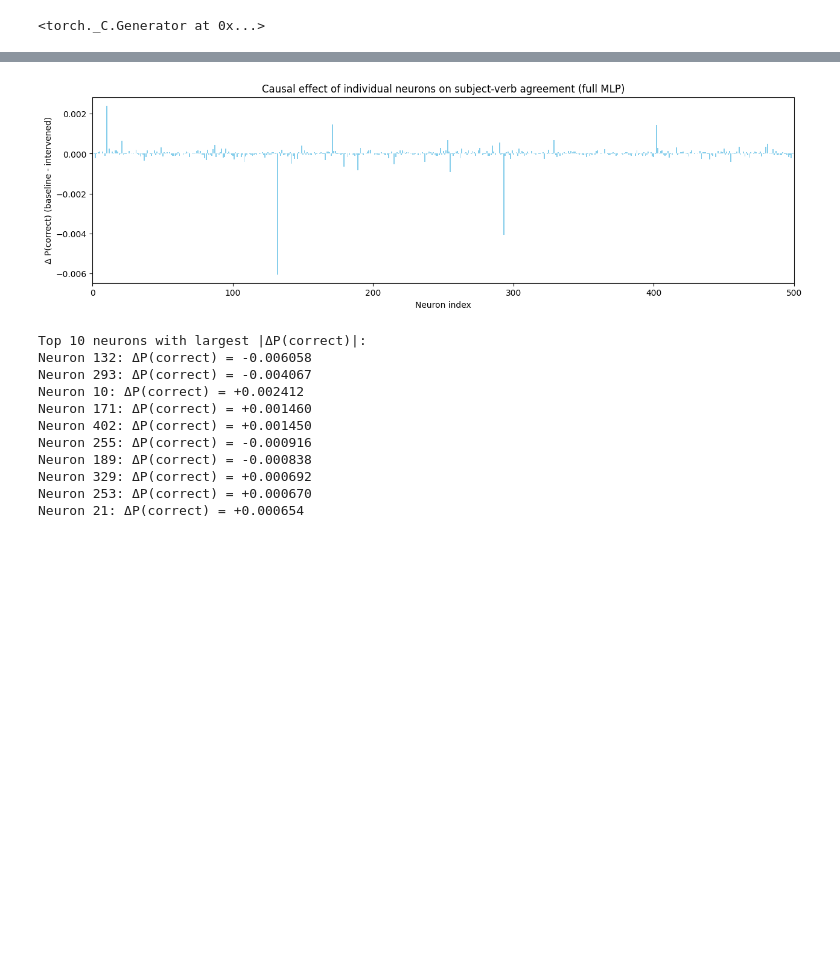
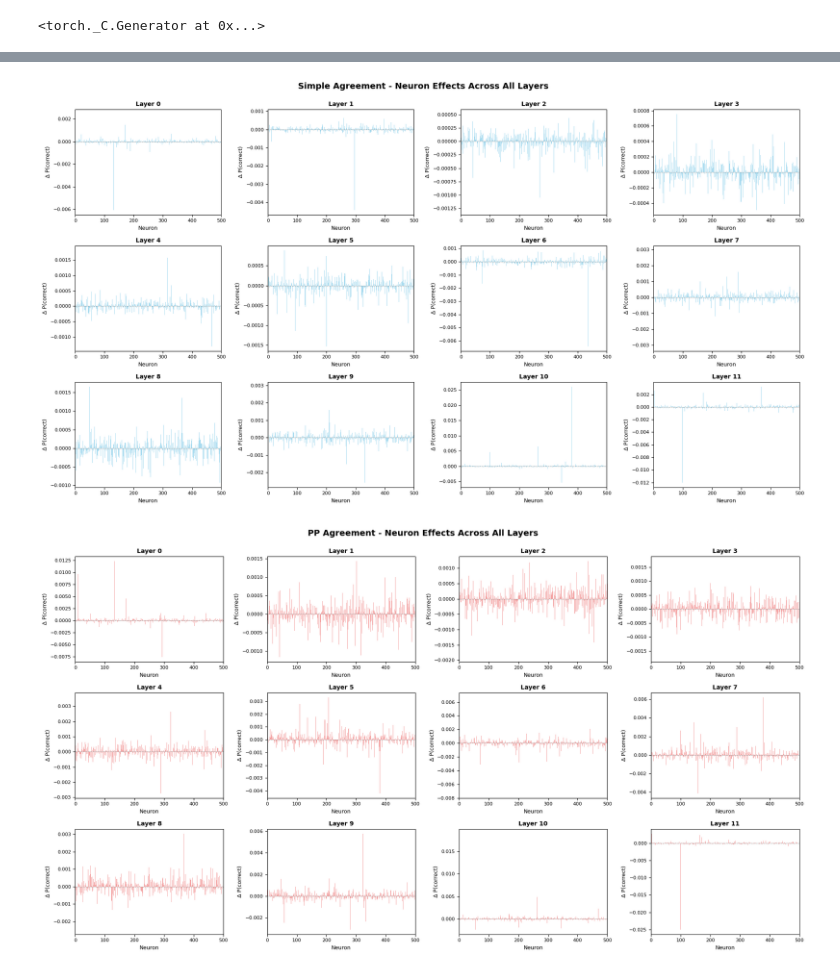
Before and after one commit to rohan-shankar/interpretability-start, a Jupyter notebook: code.ipynb, the cells around one changed output, grey strips where cells are left out. Drawn from its saved outputs; the diff is of its cells as text; code cells hidden in the pictures; blank space fills up the shorter version.

Commit message:
Remove more unused stuff, removed pyvene, upped neuron count

```diff
--- a/code.ipynb
+++ b/code.ipynb
@@ -147,37 +142,33 @@ Testing neurons...
 # %%
-# graph
+# bar plots for each structure
 
 import matplotlib.pyplot as plt
 import numpy as np
 
-avg_deltas = np.array(avg_deltas)
-neuron_indices = np.arange(len(avg_deltas))
+structure_names = list(all_results.keys())
+colors = ['skyblue', 'lightcoral']
 
-# Plot
-plt.figure(figsize=(15,4))
-plt.bar(neuron_indices, avg_deltas, color='skyblue')
-plt.xlabel("Neuron index")
-plt.ylabel("Δ P(correct) (baseline - intervened)")
-plt.title("Causal effect of individual neurons on subject-verb agreement (full MLP)")
-plt.xlim(0, len(neuron_indices))
-plt.show()
+for structure_idx, structure_name in enumerate(structure_names):
+    fig, axes = plt.subplots(3, 4, figsize=(18, 10))
+    axes = axes.flatten()
 
-# for debug, this just highlights the top 10 most impactful neurons
-top_k = min(10, len(avg_deltas))
-top_indices = np.argsort(np.abs(avg_deltas))[-top_k:][::-1]
-print(f"\nTop {top_k} neurons with largest |ΔP(correct)|:")
-for idx in top_indices:
-    print(f"Neuron {idx}: ΔP(correct) = {avg_deltas[idx]:+.6f}")
+    for i, layer_idx in enumerate(layers_to_test):
+        ax = axes[i]
+        avg_deltas = np.array(all_results[structure_name][layer_idx])
+        neuron_indices = np.arange(len(avg_deltas))
+
+        ax.bar(neuron_indices, avg_deltas, color=colors[structure_idx], width=1.0, alpha=0.7)
+        ax.set_xlabel("Neuron", fontsize=9)
+        ax.set_ylabel("Δ P(correct)", fontsize=9)
+        ax.set_title(f"Layer {layer_idx}", fontsize=10, fontweight='bold')
+        ax.set_xlim(0, len(neuron_indices))
+        ax.axhline(y=0, color='gray', linestyle='--', linewidth=0.5)
+        ax.tick_params(axis='both', which='major', labelsize=8)
+
+    plt.suptitle(f"{structure_name} Agreement - Neuron Effects Across All Layers",
+                 fontsize=14, fontweight='bold', y=0.995)
+    plt.tight_layout()
+    plt.show()
 # %% [output]
-[figure, old version]
+[figure, new version]
-Top 10 neurons with largest |ΔP(correct)|:
-Neuron 132: ΔP(correct) = -0.006058
-Neuron 293: ΔP(correct) = -0.004067
-Neuron 10: ΔP(correct) = +0.002412
-Neuron 171: ΔP(correct) = +0.001460
-Neuron 402: ΔP(correct) = +0.001450
-Neuron 255: ΔP(correct) = -0.000916
-Neuron 189: ΔP(correct) = -0.000838
-Neuron 329: ΔP(correct) = +0.000692
-Neuron 253: ΔP(correct) = +0.000670
-Neuron 21: ΔP(correct) = +0.000654
+[figure, added]
```
Also changed, not shown: parts of 6 cells of this notebook.
